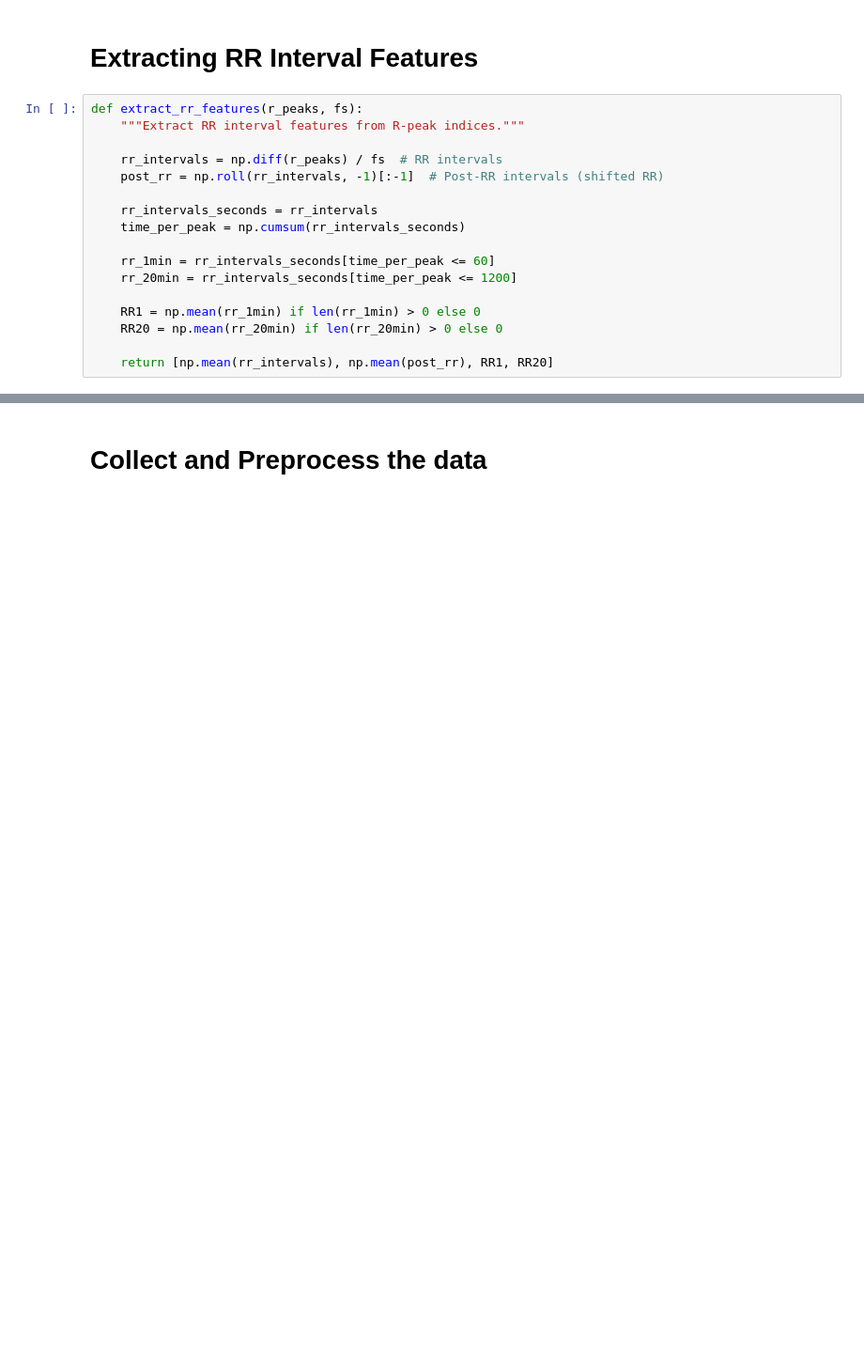
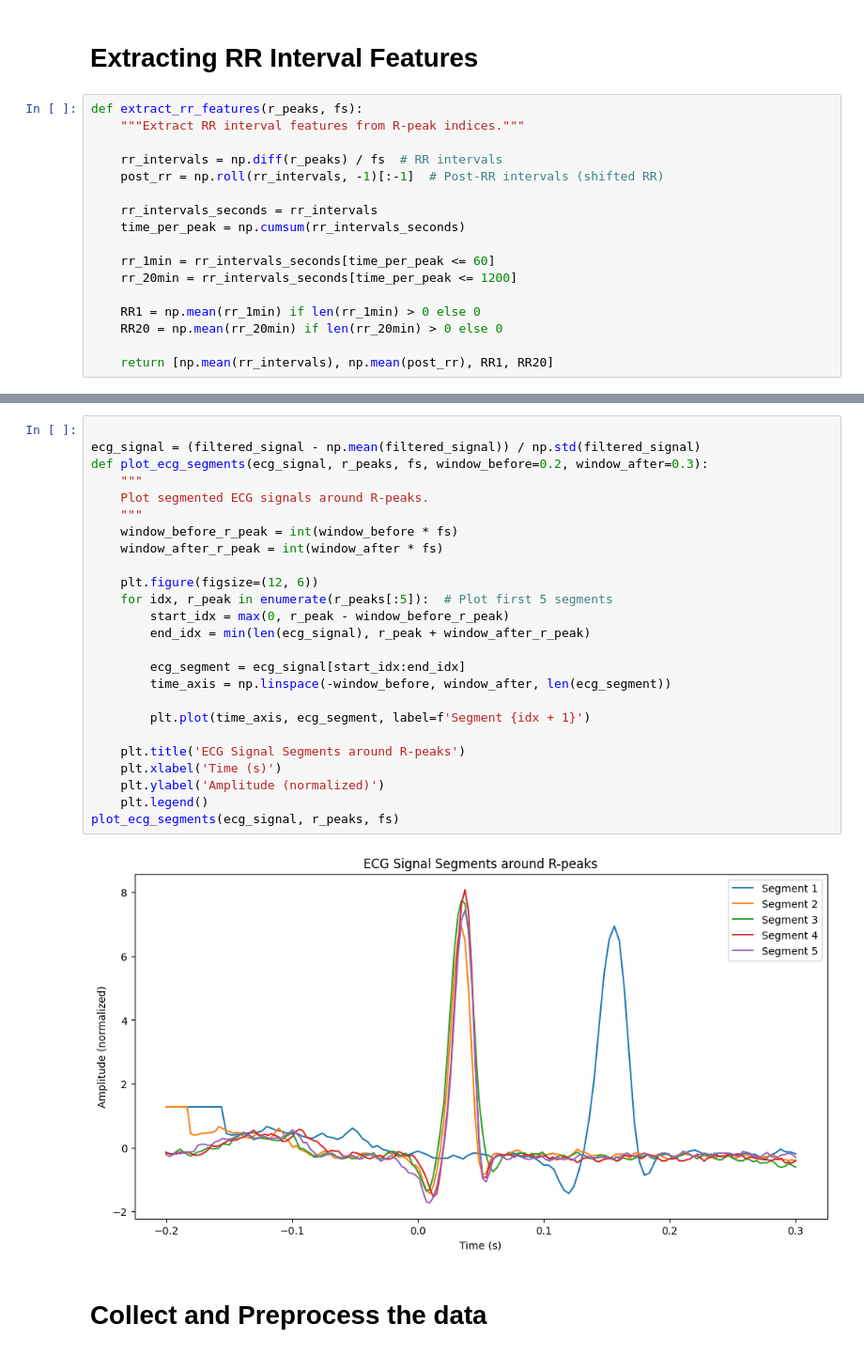
Before and after one commit to ouerghi01/HeartbeatClassification, a Jupyter notebook: HeartBeat.ipynb, the cells around one changed output, grey strips where cells are left out. Shown: that part at 94% size. Saved outputs shown, nothing was run; the diff lists cells and outputs as text; blank space fills up the shorter version.

```diff
--- a/HeartBeat.ipynb
+++ b/HeartBeat.ipynb
@@ -268,3 +321,30 @@ def extract_wavelet_features(ecg_signal, r_peaks, fs):
+# %%
+
+ecg_signal = (filtered_signal - np.mean(filtered_signal)) / np.std(filtered_signal)
+def plot_ecg_segments(ecg_signal, r_peaks, fs, window_before=0.2, window_after=0.3):
+    """
+    Plot segmented ECG signals around R-peaks.
+    """
+    window_before_r_peak = int(window_before * fs)
+    window_after_r_peak = int(window_after * fs)
+
+    plt.figure(figsize=(12, 6))
+    for idx, r_peak in enumerate(r_peaks[:5]):  # Plot first 5 segments
+        start_idx = max(0, r_peak - window_before_r_peak)
+        end_idx = min(len(ecg_signal), r_peak + window_after_r_peak)
+
+        ecg_segment = ecg_signal[start_idx:end_idx]
+        time_axis = np.linspace(-window_before, window_after, len(ecg_segment))
+
+        plt.plot(time_axis, ecg_segment, label=f'Segment {idx + 1}')
+
+    plt.title('ECG Signal Segments around R-peaks')
+    plt.xlabel('Time (s)')
+    plt.ylabel('Amplitude (normalized)')
+    plt.legend()
+plot_ecg_segments(ecg_signal, r_peaks, fs)
+# %% [output]
+[figure, added]
 # %% [markdown]
 # Collect and Preprocess the data
 # %%
```
Also changed, not shown: parts of 30 cells of this notebook, 1 other file.
